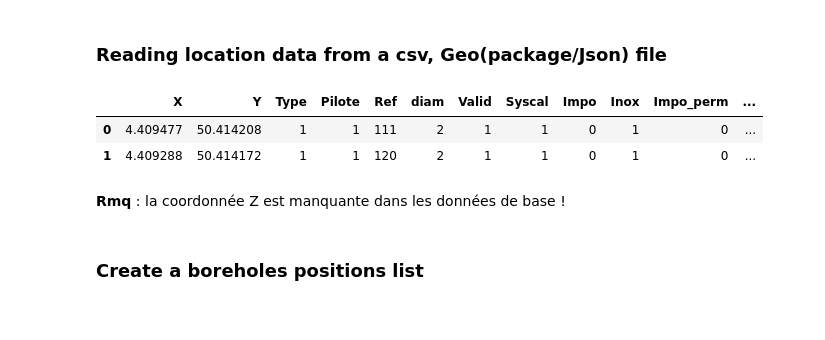
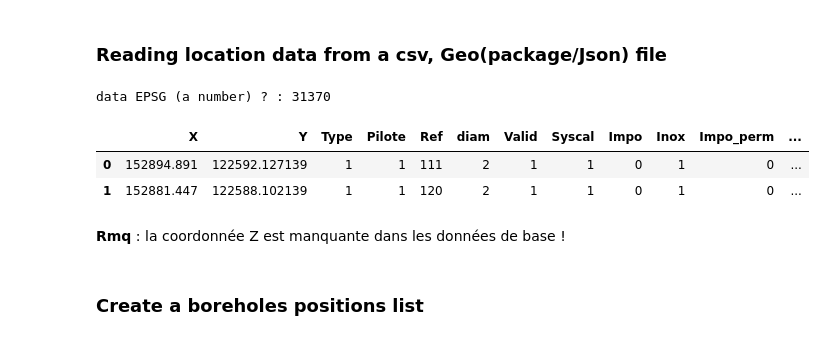
Before and after one commit to kaufmanno/GSDMA, a Jupyter notebook: playground/TFE_test/Read_from_shapefile.ipynb, the cells around one changed output. Saved outputs shown, nothing was run; the diff lists cells and outputs as text; code cells hidden in the pictures.

```diff
--- a/playground/TFE_test/Read_from_shapefile.ipynb
+++ b/playground/TFE_test/Read_from_shapefile.ipynb
@@ -121,12 +121,13 @@ BH_map
 # %%
 file_dir=ROOT_DIR+'/playground/TFE_test/tmp_files/'
 # %%
-bh_loc=read_gdf_file(file_dir+'test_loc.csv', 31370, 4326)
+bh_loc=read_gdf_file(file_dir+'test_loc.csv')
 bh_loc.head(2)
 # %% [output]
+data EPSG (a number) ? : 31370
 |  | X | Y | Type | Pilote | Ref | diam | Valid | Syscal | Impo | Inox | Impo_perm | ... |
-| 0 | 4.409477 | 50.414208 | 1 | 1 | 111 | 2 | 1 | 1 | 0 | 1 | 0 | ... |
-| 1 | 4.409288 | 50.414172 | 1 | 1 | 120 | 2 | 1 | 1 | 0 | 1 | 0 | ... |
+| 0 | 152894.891 | 122592.127139 | 1 | 1 | 111 | 2 | 1 | 1 | 0 | 1 | 0 | ... |
+| 1 | 152881.447 | 122588.102139 | 1 | 1 | 120 | 2 | 1 | 1 | 0 | 1 | 0 | ... |
 # %% [markdown]
 **Rmq** : la coordonnée Z est manquante dans les données de base !
 # %% [markdown]
```
Also changed, not shown: parts of 12 cells of this notebook, 7 other files.
